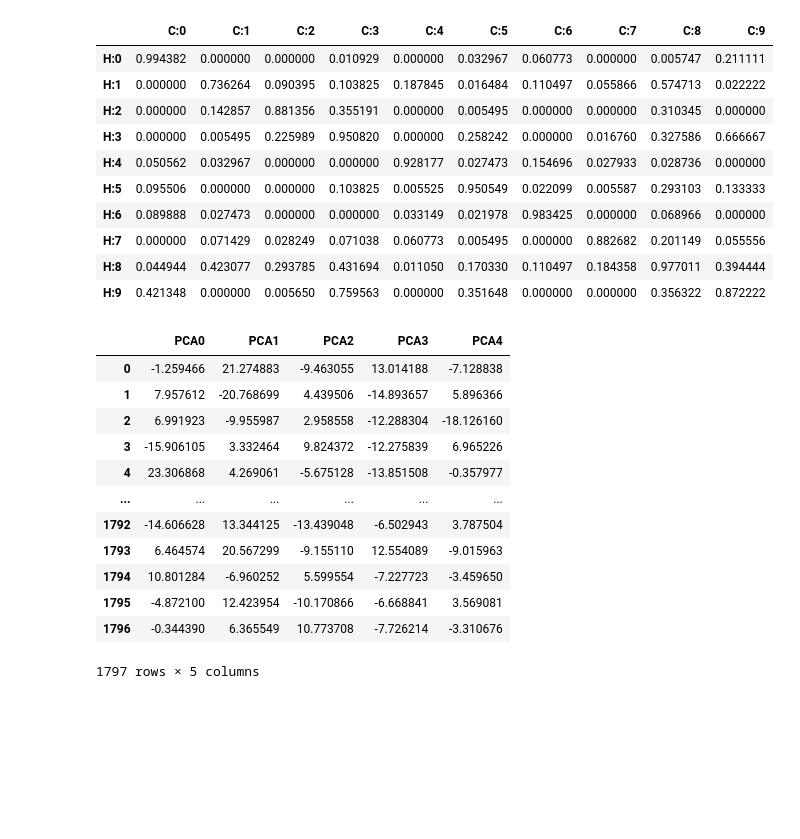
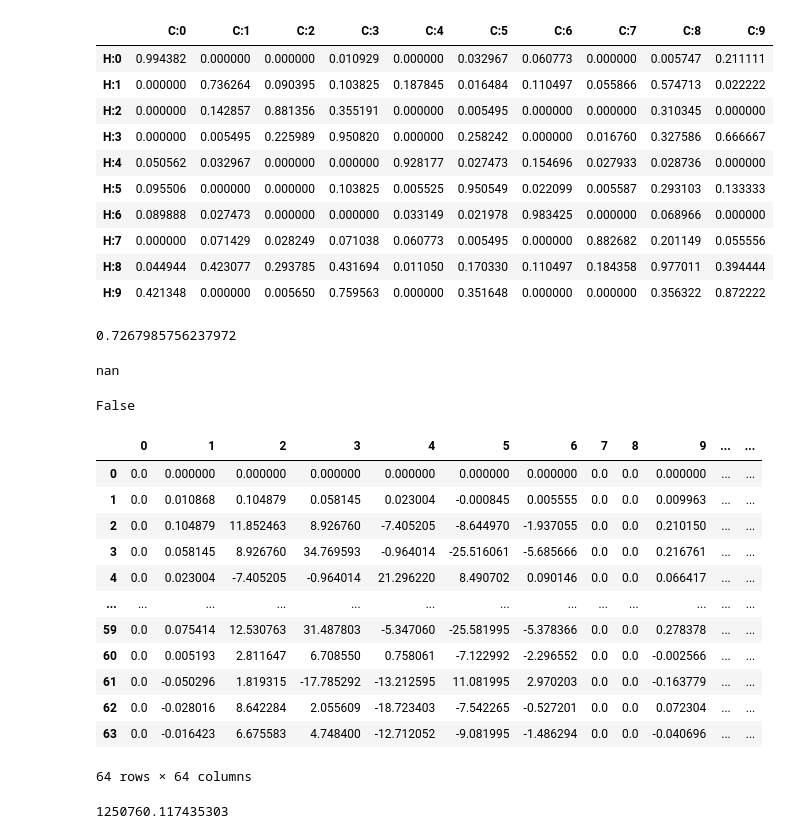
Before and after one commit to Simon-Bertrand/Clusters-Features, a Jupyter notebook: README.ipynb, the cells around one changed output. Cells and saved outputs as stored; diff of their text form; code cells hidden in the pictures; blank space fills up the shorter version.

```diff
--- a/README.ipynb
+++ b/README.ipynb
@@ -40,16 +44,34 @@ CC.confusion_hypersphere_matrix(radius=35,counting_type='including',proportion=T
 # %%
-CC.utils_UMAP
+CC.score_index_mclain_rao()
 # %% [output]
-|  | PCA0 | PCA1 | PCA2 | PCA3 | PCA4 |
-| 0 | -1.259466 | 21.274883 | -9.463055 | 13.014188 | -7.128838 |
-| 1 | 7.957612 | -20.768699 | 4.439506 | -14.893657 | 5.896366 |
-| 2 | 6.991923 | -9.955987 | 2.958558 | -12.288304 | -18.126160 |
-| 3 | -15.906105 | 3.332464 | 9.824372 | -12.275839 | 6.965226 |
-| 4 | 23.306868 | 4.269061 | -5.675128 | -13.851508 | -0.357977 |
-| ... | ... | ... | ... | ... | ... |
-| 1792 | -14.606628 | 13.344125 | -13.439048 | -6.502943 | 3.787504 |
-| 1793 | 6.464574 | 20.567299 | -9.155110 | 12.554089 | -9.015963 |
-| 1794 | 10.801284 | -6.960252 | 5.599554 | -7.227723 | -3.459650 |
-| 1795 | -4.872100 | 12.423954 | -10.170866 | -6.668841 | 3.569081 |
-| 1796 | -0.344390 | 6.365549 | 10.773708 | -7.726214 | -3.310676 |
-1797 rows × 5 columns
+0.7267985756237972
+# %%
+CC.score_index_scott_symons()
+# %% [output]
+nan
+# %%
+dets=np.array([np.linalg.det(CC.scatter_matrix_specific_cluster_WGk(Cluster)/CC.num_observation_for_specific_cluster[Cluster]) for Cluster in CC.labels_clusters])
+(dets!=0).all()
+# %% [output]
+False
+# %%
+Cluster=1
+CC.scatter_matrix_specific_cluster_WGk(Cluster)/CC.num_observation_for_specific_cluster[Cluster]
+# %% [output]
+|  | 0 | 1 | 2 | 3 | 4 | 5 | 6 | 7 | 8 | 9 | ... | ... |
+| 0 | 0.0 | 0.000000 | 0.000000 | 0.000000 | 0.000000 | 0.000000 | 0.000000 | 0.0 | 0.0 | 0.000000 | ... | ... |
+| 1 | 0.0 | 0.010868 | 0.104879 | 0.058145 | 0.023004 | -0.000845 | 0.005555 | 0.0 | 0.0 | 0.009963 | ... | ... |
+| 2 | 0.0 | 0.104879 | 11.852463 | 8.926760 | -7.405205 | -8.644970 | -1.937055 | 0.0 | 0.0 | 0.210150 | ... | ... |
+| 3 | 0.0 | 0.058145 | 8.926760 | 34.769593 | -0.964014 | -25.516061 | -5.685666 | 0.0 | 0.0 | 0.216761 | ... | ... |
+| 4 | 0.0 | 0.023004 | -7.405205 | -0.964014 | 21.296220 | 8.490702 | 0.090146 | 0.0 | 0.0 | 0.066417 | ... | ... |
+| ... | ... | ... | ... | ... | ... | ... | ... | ... | ... | ... | ... | ... |
+| 59 | 0.0 | 0.075414 | 12.530763 | 31.487803 | -5.347060 | -25.581995 | -5.378366 | 0.0 | 0.0 | 0.278378 | ... | ... |
+| 60 | 0.0 | 0.005193 | 2.811647 | 6.708550 | 0.758061 | -7.122992 | -2.296552 | 0.0 | 0.0 | -0.002566 | ... | ... |
+| 61 | 0.0 | -0.050296 | 1.819315 | -17.785292 | -13.212595 | 11.081995 | 2.970203 | 0.0 | 0.0 | -0.163779 | ... | ... |
+| 62 | 0.0 | -0.028016 | 8.642284 | 2.055609 | -18.723403 | -7.542265 | -0.527201 | 0.0 | 0.0 | 0.072304 | ... | ... |
+| 63 | 0.0 | -0.016423 | 6.675583 | 4.748400 | -12.712052 | -9.081995 | -1.486294 | 0.0 | 0.0 | -0.040696 | ... | ... |
+64 rows × 64 columns
+# %%
+np.trace(CC.scatter_matrix_WG())
+# %% [output]
+1250760.117435303
```
Also changed, not shown: parts of 9 cells of this notebook, 5 other files.
